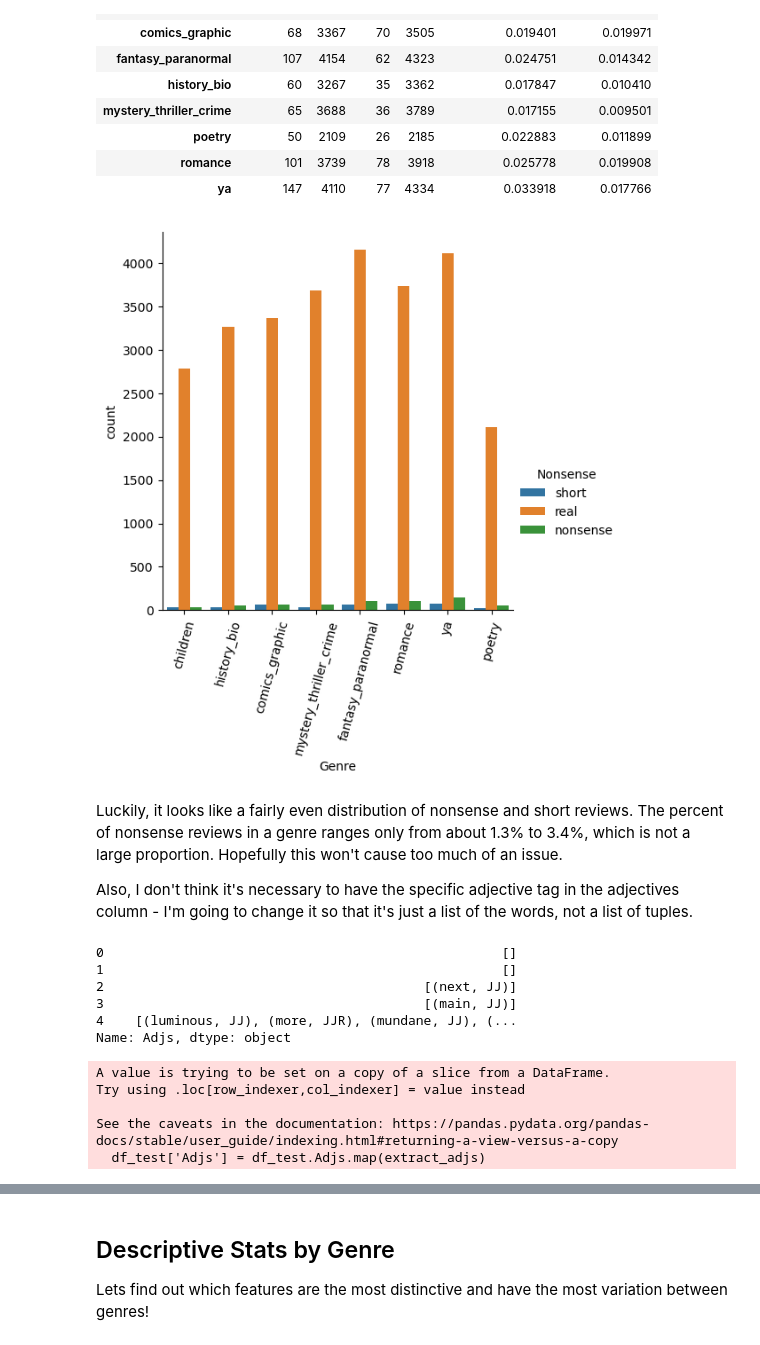
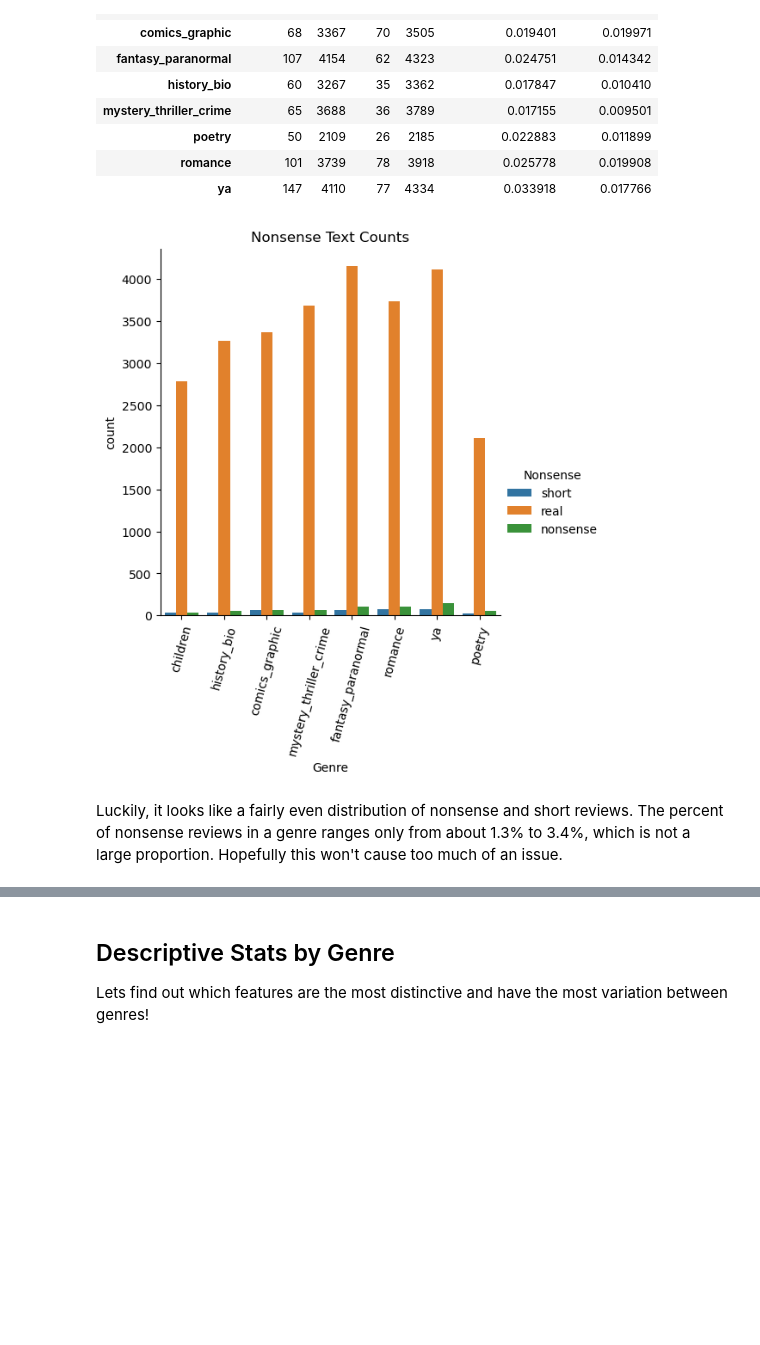
Before and after one commit to Data-Science-for-Linguists-2023/Goodreads-Genre-Reviews-Analysis, a Jupyter notebook: Data_Analysis.ipynb, the cells around one changed output, grey strips where cells are left out. Saved outputs shown, nothing was run; the diff lists cells and outputs as text; code cells hidden in the pictures; blank space fills up the shorter version.

```diff
--- a/Data_Analysis.ipynb
+++ b/Data_Analysis.ipynb
@@ -44,0 +44,4 @@ memory usage: 5.0+ MB
+# %%
+#Reads in CSV from previous JNB as dataframe
+df = pd.read_csv('/Users/ashleyfeiler/Documents/data_science/Goodreads-Genre-Reviews-Analysis/data/analysis_df2.csv')
+print(df.info())
@@ -47,11 +68,13 @@ Looks like the right amount of entries, but 22 columns is a lot, so I'm going to
 # %%
+#Remove and rename columns
 df = df[['Text', 'Rating', 'Title', 'Author', 'Category', 'Language',
        'Pages', 'Avg_Rating', 'Ratings_Count', 'Toks',
        'Toks_Lower', 'Tok_Count', 'Avg_Word_Len', 'Sents_Count',
        'Avg_Sent_Len', 'Nonsense', 'Sentiment_Num', 'Sentiment_Tag', 'Adjs',
-       'Adjs_Count']]
+       'Adjs_Count', 'Avg_K']]
 df.columns = ['Text', 'Rating', 'Title', 'Author', 'Genre', 'Lang',
        'Pages', 'Avg_Rating', 'Ratings_Count', 'Toks',
        'Toks_Low', 'Tok_Count', 'Avg_Word_Len', 'Sents_Count',
        'Avg_Sent_Len', 'Nonsense', 'Sentiment_Num', 'Sentiment_Tag', 'Adjs',
-       'Adjs_Count']
+       'Adjs_Count', 'Avg_K']
+print(df.shape)
@@ -101,22 +120,20 @@ nonsense_df
 | poetry | 50 | 2109 | 26 | 2185 | 0.022883 | 0.011899 |
 | romance | 101 | 3739 | 78 | 3918 | 0.025778 | 0.019908 |
 | ya | 147 | 4110 | 77 | 4334 | 0.033918 | 0.017766 |
+# %%
+#This makes a new path to a folder where I'll save my plots
+#os.makedirs(img_path, exist_ok=True)
+img_path = '/Users/ashleyfeiler/Documents/data_science/datasci_repo/Goodreads-Genre-Reviews-Analysis/images'
 # %%
 sns.catplot(x='Genre', hue='Nonsense', kind='count', data=df)
+plt.title('Nonsense Text Counts')
 plt.xticks(rotation=75)
+
+new_path = img_path + '/nonsense_counts.png'
+plt.savefig(new_path, bbox_inches='tight', pad_inches=0.25)
+
 plt.show()
 # %% [output]
-[figure, old version]
+[figure, new version]
 # %% [markdown]
 Luckily, it looks like a fairly even distribution of nonsense and short reviews. The percent of nonsense reviews in a genre ranges only from about 1.3% to 3.4%, which is not a large proportion. Hopefully this won't cause too much of an issue.
-
-Also, I don't think it's necessary to have the specific adjective tag in the adjectives column - I'm going to change it so that it's just a list of the words, not a list of tuples.
-# %%
-df.Adjs.head()
-# %% [output]
-0                                                   []
-1                                                   []
-2                                         [(next, JJ)]
-3                                         [(main, JJ)]
-4    [(luminous, JJ), (more, JJR), (mundane, JJ), (...
-Name: Adjs, dtype: object
@@ -131,8 +139,0 @@ def extract_adjs(adj_list):
-# %%
-df_test['Adjs'] = df_test.Adjs.map(extract_adjs)
-# %% [output]
-A value is trying to be set on a copy of a slice from a DataFrame.
-Try using .loc[row_indexer,col_indexer] = value instead
-
-See the caveats in the documentation: https://pandas.pydata.org/pandas-docs/stable/user_guide/indexing.html#returning-a-view-versus-a-copy
-  df_test['Adjs'] = df_test.Adjs.map(extract_adjs)
```
Also changed, not shown: parts of 122 cells of this notebook, 14 other files.
